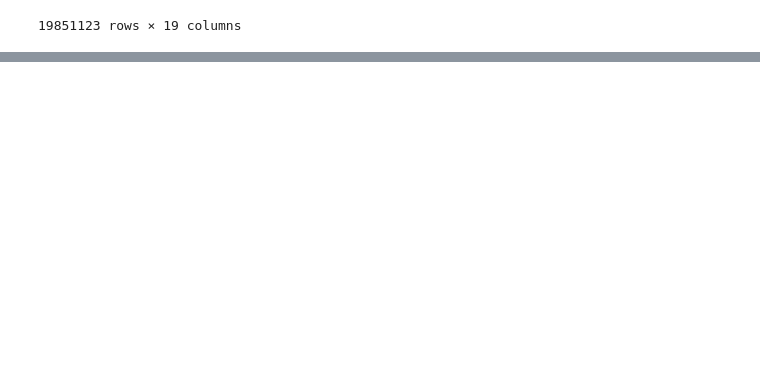
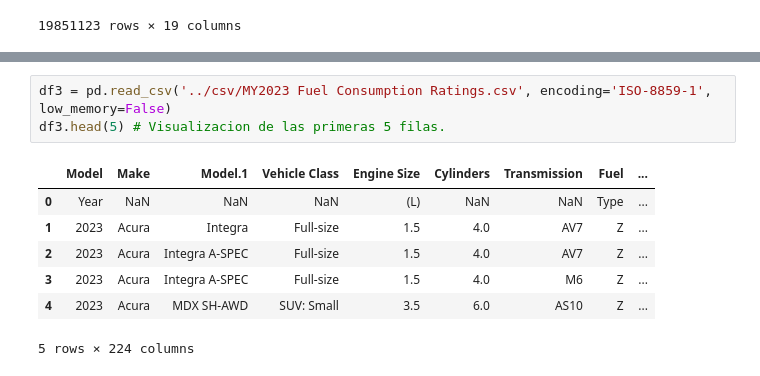
Before and after one commit to rominaEsc/New_York_City_Greenhouse_Gas_Emissions_Analysis, a Jupyter notebook: ETL_Taxis_NY/ETL_Metricas.ipynb, the cells around one changed output, grey strips where cells are left out. Saved outputs shown, nothing was run; the diff lists cells and outputs as text; blank space fills up the shorter version.

```diff
--- a/ETL_Taxis_NY/ETL_Metricas.ipynb
+++ b/ETL_Taxis_NY/ETL_Metricas.ipynb
@@ -320,0 +331,11 @@ Name: count, dtype: object
+# %%
+df3 = pd.read_csv('../csv/MY2023 Fuel Consumption Ratings.csv', encoding='ISO-8859-1', low_memory=False)
+df3.head(5) # Visualizacion de las primeras 5 filas.
+# %% [output]
+|  | Model | Make | Model.1 | Vehicle Class | Engine Size | Cylinders | Transmission | Fuel | ... |
+| 0 | Year | NaN | NaN | NaN | (L) | NaN | NaN | Type | ... |
+| 1 | 2023 | Acura | Integra | Full-size | 1.5 | 4.0 | AV7 | Z | ... |
+| 2 | 2023 | Acura | Integra A-SPEC | Full-size | 1.5 | 4.0 | AV7 | Z | ... |
+| 3 | 2023 | Acura | Integra A-SPEC | Full-size | 1.5 | 4.0 | M6 | Z | ... |
+| 4 | 2023 | Acura | MDX SH-AWD | SUV: Small | 3.5 | 6.0 | AS10 | Z | ... |
+5 rows × 224 columns
```
Also changed, not shown: parts of 28 cells of this notebook.
